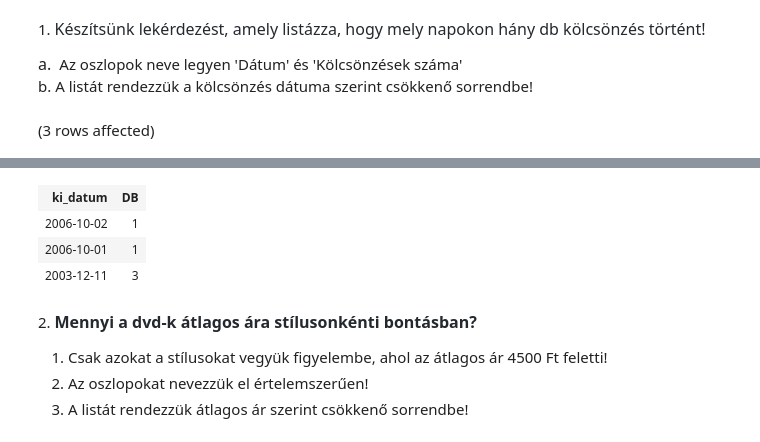
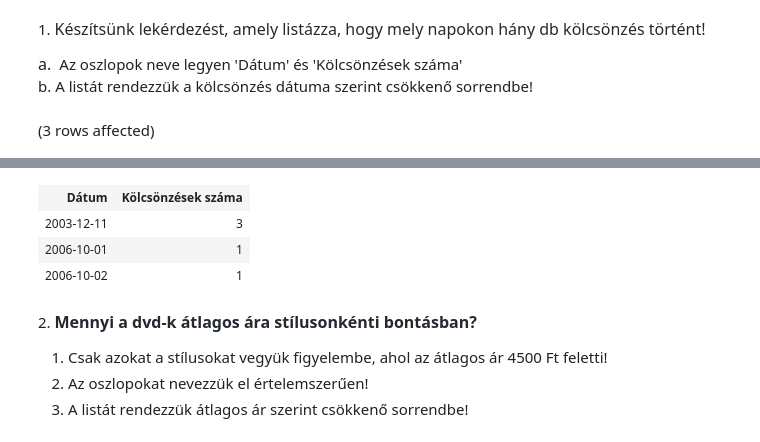
Before and after one commit to richardhestencz/Adatbazisok, a Jupyter notebook: gyakorlat02_feladatok .ipynb, the cells around one changed output, grey strips where cells are left out. Saved outputs shown, nothing was run; the diff lists cells and outputs as text; code cells hidden in the pictures.

```diff
--- a/gyakorlat02_feladatok .ipynb
+++ b/gyakorlat02_feladatok .ipynb
@@ -4,11 +4,9 @@
 <span style="font-size: 16px;">a.&nbsp;</span> Az oszlopok neve legyen 'Dátum' és 'Kölcsönzések száma'
 b. A listát rendezzük a kölcsönzés dátuma szerint csökkenő sorrendbe!
 # %%
-SELECT ki_datum,
-        --hánydb
-        COUNT(*) AS 'DB'
+SELECT ki_datum AS 'Dátum',
+    COUNT(ki) AS 'Kölcsönzések száma'
 FROM kolcsonzesek
 GROUP BY ki_datum
-ORDER BY ki_datum DESC
 # %% [output]
 (3 rows affected)
@@ -16,7 +14,7 @@ Total execution time: 00:00:00.040
-| ki_datum | DB |
+| Dátum | Kölcsönzések száma |
+| 2003-12-11 | 3 |
+| 2006-10-01 | 1 |
 | 2006-10-02 | 1 |
-| 2006-10-01 | 1 |
-| 2003-12-11 | 3 |
 # %% [markdown]
 2. <span style="font-weight: 600; color: rgb(36, 41, 47); font-family: -apple-system, BlinkMacSystemFont, &quot;Segoe UI&quot;, Helvetica, Arial, sans-serif, &quot;Apple Color Emoji&quot;, &quot;Segoe UI Emoji&quot;; font-size: 16px;">Mennyi a dvd-k átlagos ára stílusonkénti bontásban?</span>
 
```
Also changed, not shown: parts of 14 cells of this notebook.
